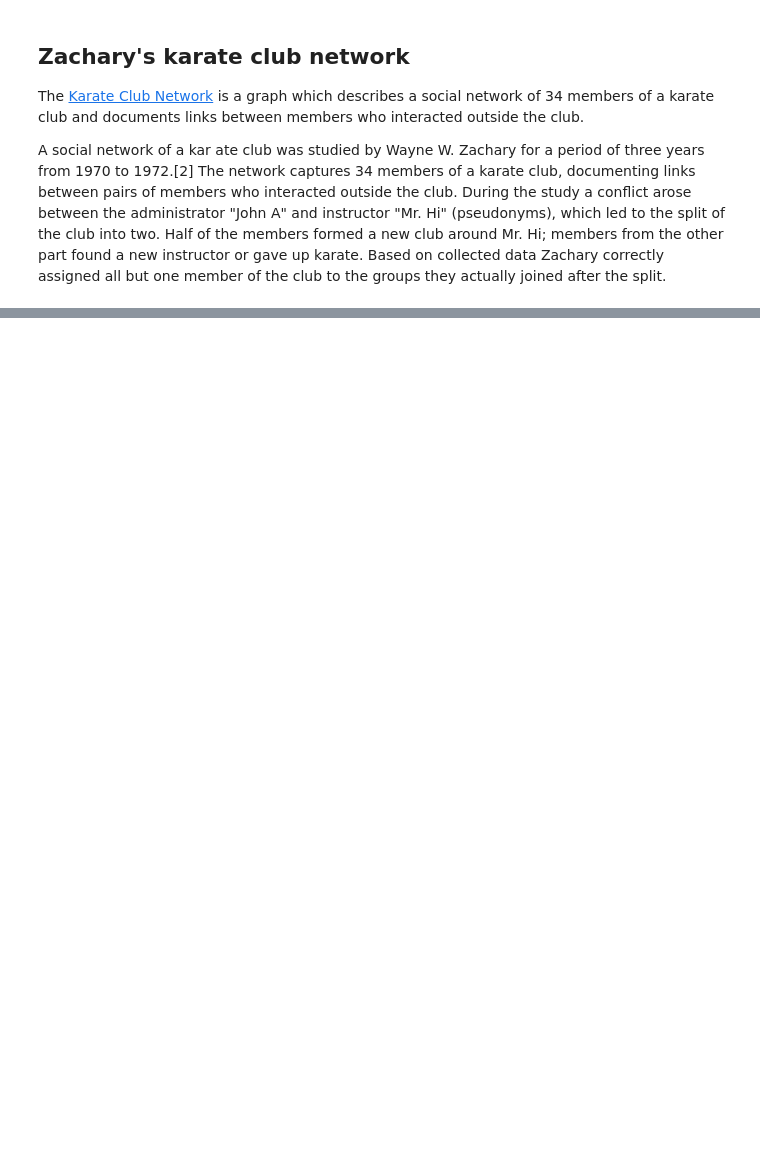
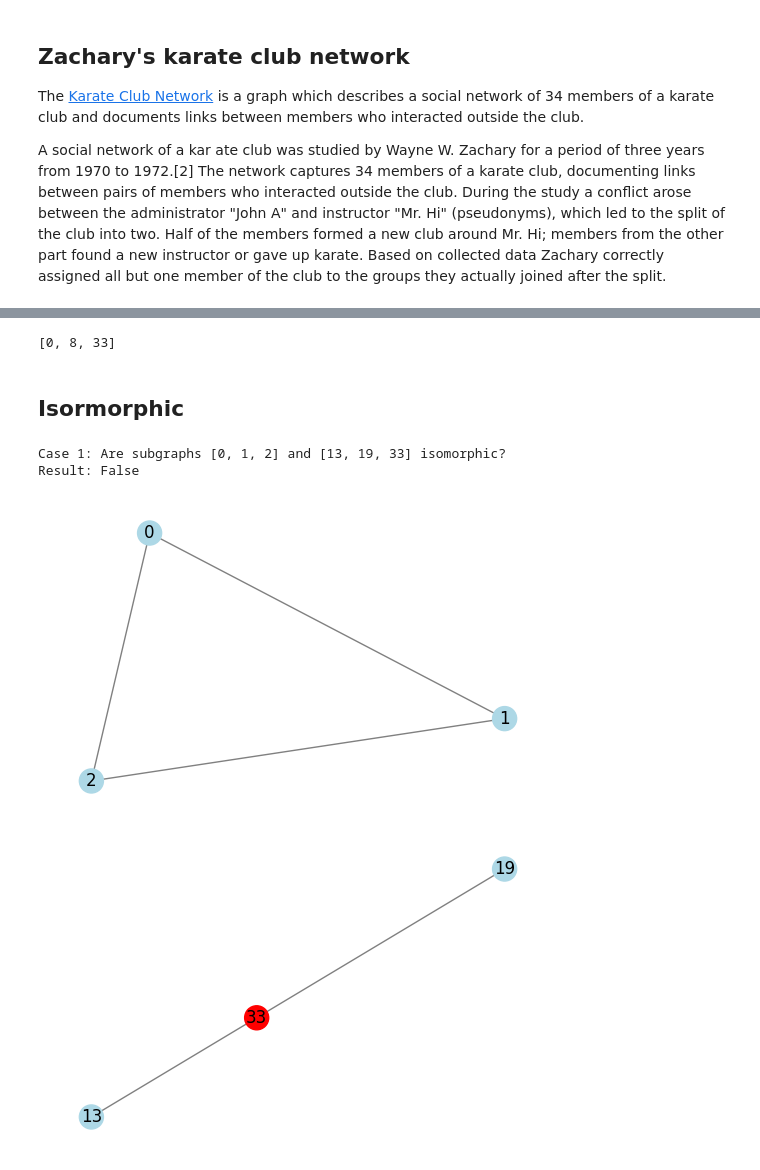
Before and after one commit to jean-kunz/cop_gnn, a Jupyter notebook: nbks/networkx.ipynb, the cells around one changed output, grey strips where cells are left out. Saved outputs shown, nothing was run; the diff lists cells and outputs as text; code cells hidden in the pictures; blank space fills up the shorter version.

```diff
--- a/nbks/networkx.ipynb
+++ b/nbks/networkx.ipynb
@@ -145,0 +413,51 @@ set_triangle.intersection(
+# %%
+from networkx import shortest_path
+
+shortest_path(G, source=0, target=33)
+# %% [output]
+[0, 8, 33]
+# %% [markdown]
+## Isormorphic
+# %%
+import networkx as nx
+import matplotlib.pyplot as plt
+from networkx.algorithms import isomorphism
+
+# Create the Zachary Karate Club graph
+G = nx.karate_club_graph()
+
+
+# Function to plot a subgraph
+def plot_subgraph(subgraph, title):
+    plt.figure()
+    pos = nx.spring_layout(subgraph)
+    nx.draw(
+        subgraph,
+        pos,
+        with_labels=True,
+        node_color="lightblue",
+        node_size=500,
+        font_size=10,
+    )
+    plt.title(title)
+    plt.show()
+
+
+subgraph1_nodes = [0, 1, 2]  # A triangle: 0-1, 1-2, 0-2
+subgraph2_nodes = [13, 19, 33]  # Another triangle: 13-19, 19-33, 13-33
+subgraph1 = G.subgraph(subgraph1_nodes)
+subgraph2 = G.subgraph(subgraph2_nodes)
+
+# Test for isomorphism
+are_isomorphic = nx.is_isomorphic(subgraph1, subgraph2)
+print("Case 1: Are subgraphs [0, 1, 2] and [13, 19, 33] isomorphic?")
+print(f"Result: {are_isomorphic}")
+
+# Visualize
+plot_graph(subgraph1, figsize=(5, 3))
+plot_graph(subgraph2, figsize=(5, 3))
+# %% [output]
+Case 1: Are subgraphs [0, 1, 2] and [13, 19, 33] isomorphic?
+Result: False
+[figure, added]
+[figure, added]
```
Also changed, not shown: parts of 27 cells of this notebook, 3 other files.
